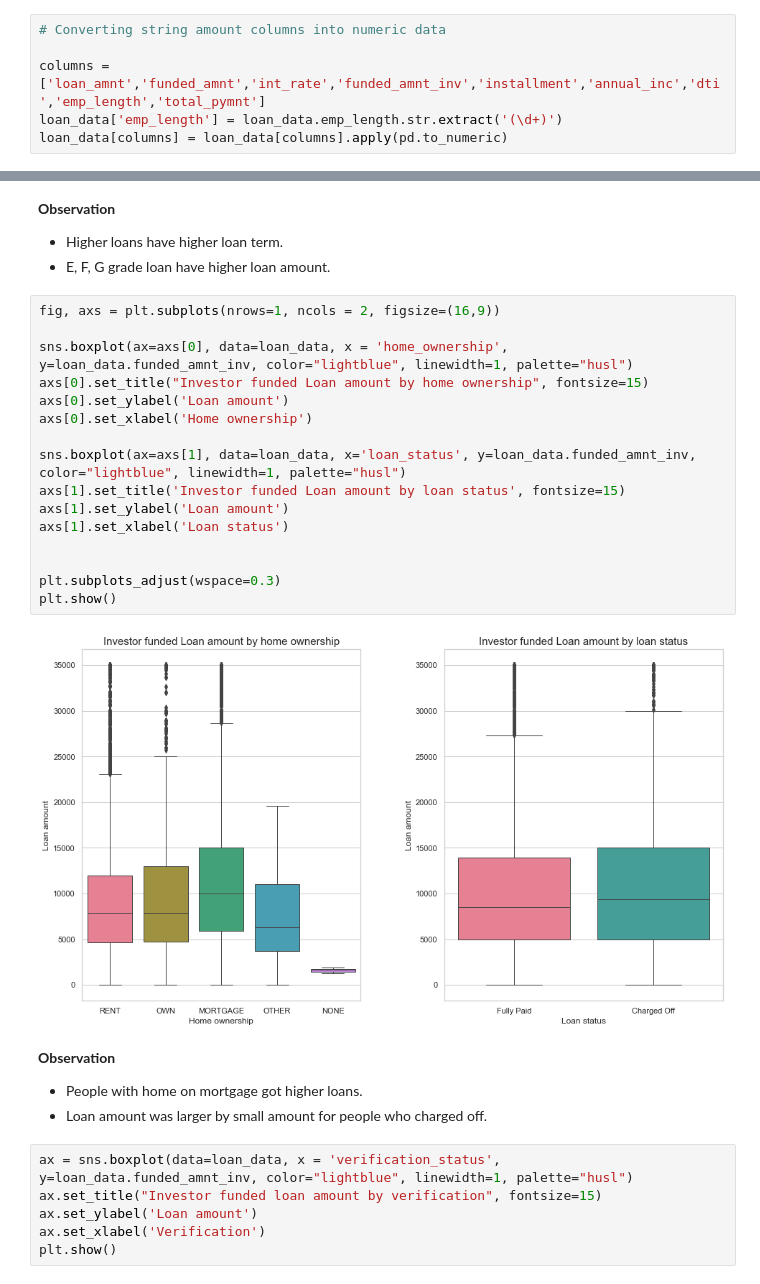
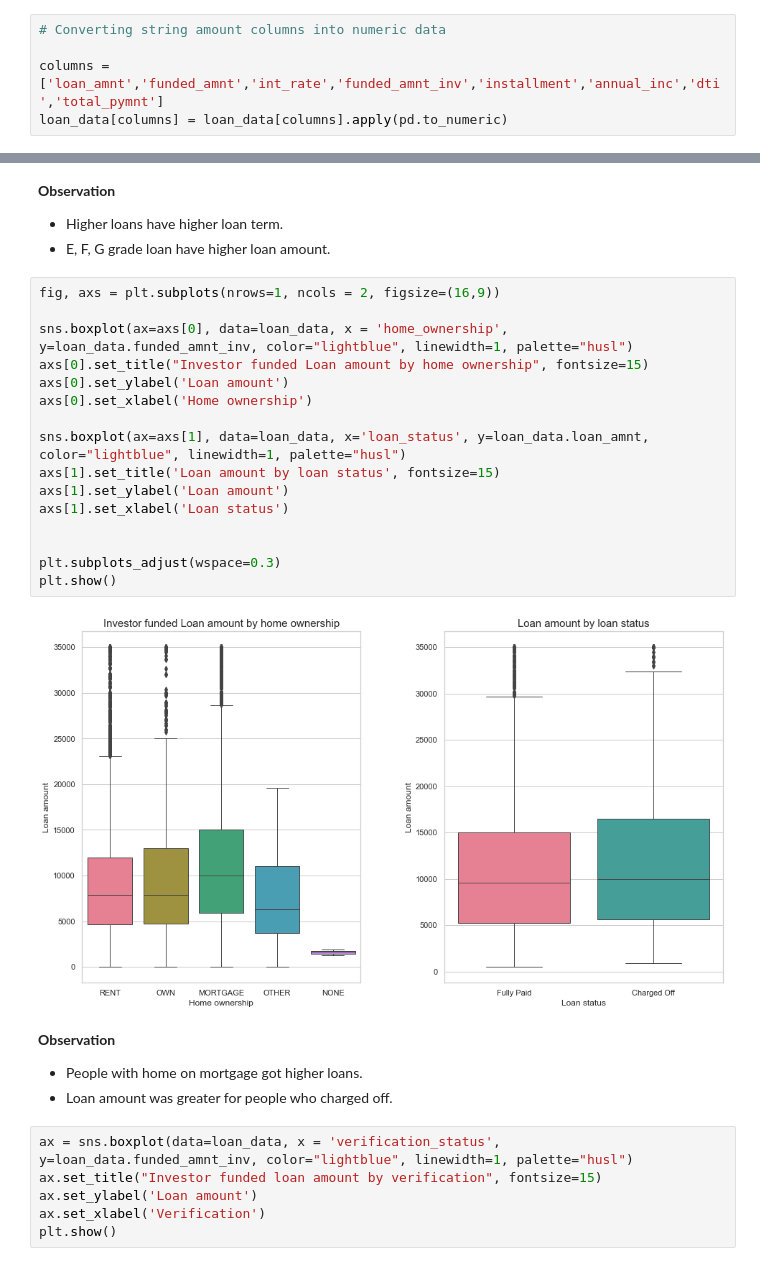
Before and after one commit to Himachallad/lending-club-casestudy, a Jupyter notebook: code/Nikhil_Pathania.ipynb, the cells around one changed output, grey strips where cells are left out. Cells and saved outputs as stored; diff of their text form.

```diff
--- a/code/Lending club case study file.ipynb
+++ b/code/Nikhil_Pathania.ipynb
@@ -244,6 +244,5 @@ loan_data['revol_util'] = loan_data['revol_util'].str.rstrip('%').astype('float6
 # %%
 # Converting string amount columns into numeric data
 
-columns = ['loan_amnt','funded_amnt','int_rate','funded_amnt_inv','installment','annual_inc','dti','emp_length','total_pymnt']
-loan_data['emp_length'] = loan_data.emp_length.str.extract('(\d+)')
+columns = ['loan_amnt','funded_amnt','int_rate','funded_amnt_inv','installment','annual_inc','dti','total_pymnt']
 loan_data[columns] = loan_data[columns].apply(pd.to_numeric)
@@ -622,25 +619,25 @@ plt.show()
 # %%
 fig, axs = plt.subplots(nrows=1, ncols = 2, figsize=(16,9))
 
 sns.boxplot(ax=axs[0], data=loan_data, x = 'home_ownership', y=loan_data.funded_amnt_inv, color="lightblue", linewidth=1, palette="husl")
 axs[0].set_title("Investor funded Loan amount by home ownership", fontsize=15)
 axs[0].set_ylabel('Loan amount')
 axs[0].set_xlabel('Home ownership')
 
-sns.boxplot(ax=axs[1], data=loan_data, x='loan_status', y=loan_data.funded_amnt_inv, color="lightblue", linewidth=1, palette="husl")
-axs[1].set_title('Investor funded Loan amount by loan status', fontsize=15)
+sns.boxplot(ax=axs[1], data=loan_data, x='loan_status', y=loan_data.loan_amnt, color="lightblue", linewidth=1, palette="husl")
+axs[1].set_title('Loan amount by loan status', fontsize=15)
 axs[1].set_ylabel('Loan amount')
 axs[1].set_xlabel('Loan status')
 
 
 plt.subplots_adjust(wspace=0.3)
 plt.show()
 # %% [output]
-[figure, old version]
+[figure, new version]
 # %% [markdown]
 **Observation**
 - People with home on mortgage got higher loans.
-- Loan amount was larger by small amount for people who charged off.
+- Loan amount was greater for people who charged off.
 # %%
 ax = sns.boxplot(data=loan_data, x = 'verification_status', y=loan_data.funded_amnt_inv, color="lightblue", linewidth=1, palette="husl")
 ax.set_title("Investor funded loan amount by verification", fontsize=15)
```
Also changed, not shown: parts of 25 cells of this notebook.
